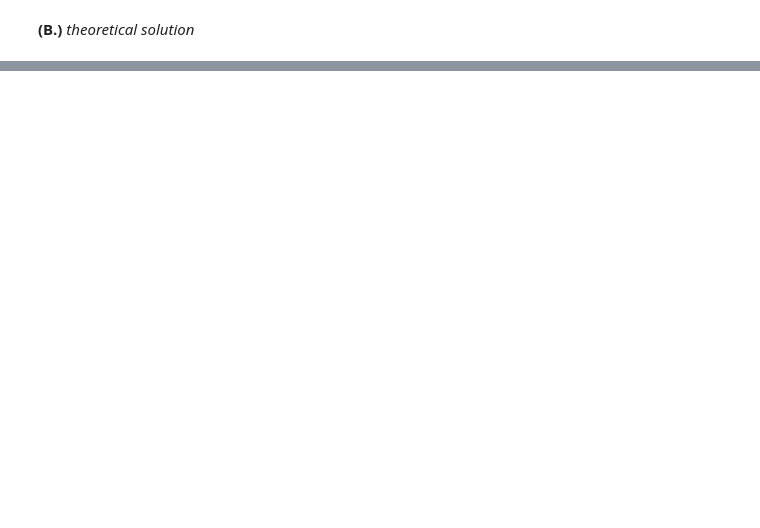
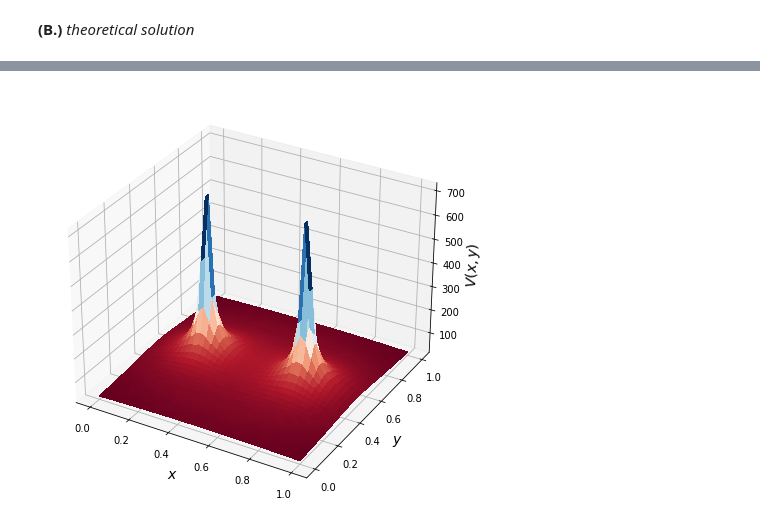
Before and after one commit to ubsuny/homework-2-pi-zero-w, a Jupyter notebook: Problem2.ipynb, the cells around one changed output, grey strips where cells are left out. Drawn from its saved outputs; the diff is of its cells as text; code cells hidden in the pictures; blank space fills up the shorter version.

```diff
--- a/Problem2.ipynb
+++ b/Problem2.ipynb
@@ -197,0 +244,18 @@ Ultimately, it appears that the maximum value of the potential is agnostic to $h
+# %%
+fig = plt.figure(1, figsize = (6, 6))
+
+# Make a '3d' figure.
+ax = fig.gca(projection='3d')
+
+# Plot the surface.
+surface = ax.plot_surface(X, Y, V, rstride = 1, cstride = 1, cmap='RdBu',
+                        linewidth = 0, antialiased = False)
+
+
+ax.set_xlabel('$x$', fontsize = 14)
+ax.set_ylabel('$y$', fontsize = 14)
+ax.set_zlabel('$V(x, y)$', fontsize = 14)
+
+fig.tight_layout();
+# %% [output]
+[figure, added]
```
Also changed, not shown: parts of 12 cells of this notebook.
